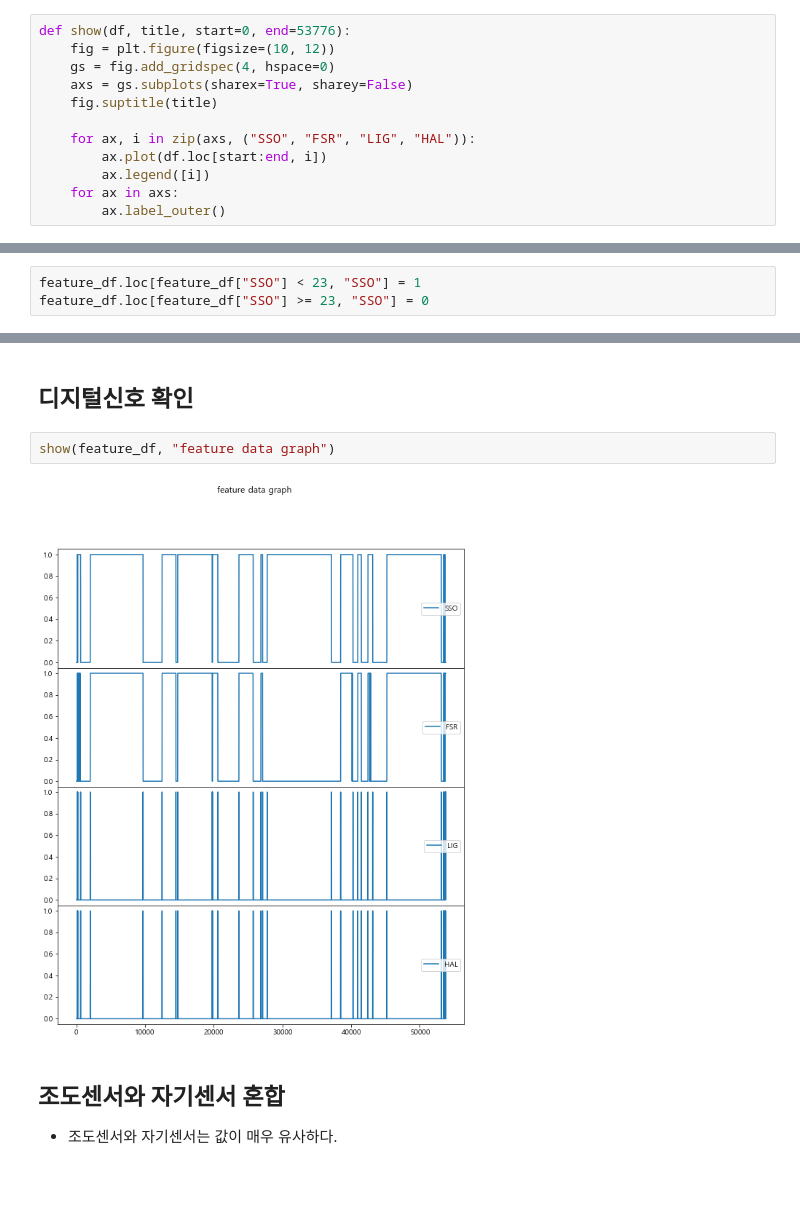
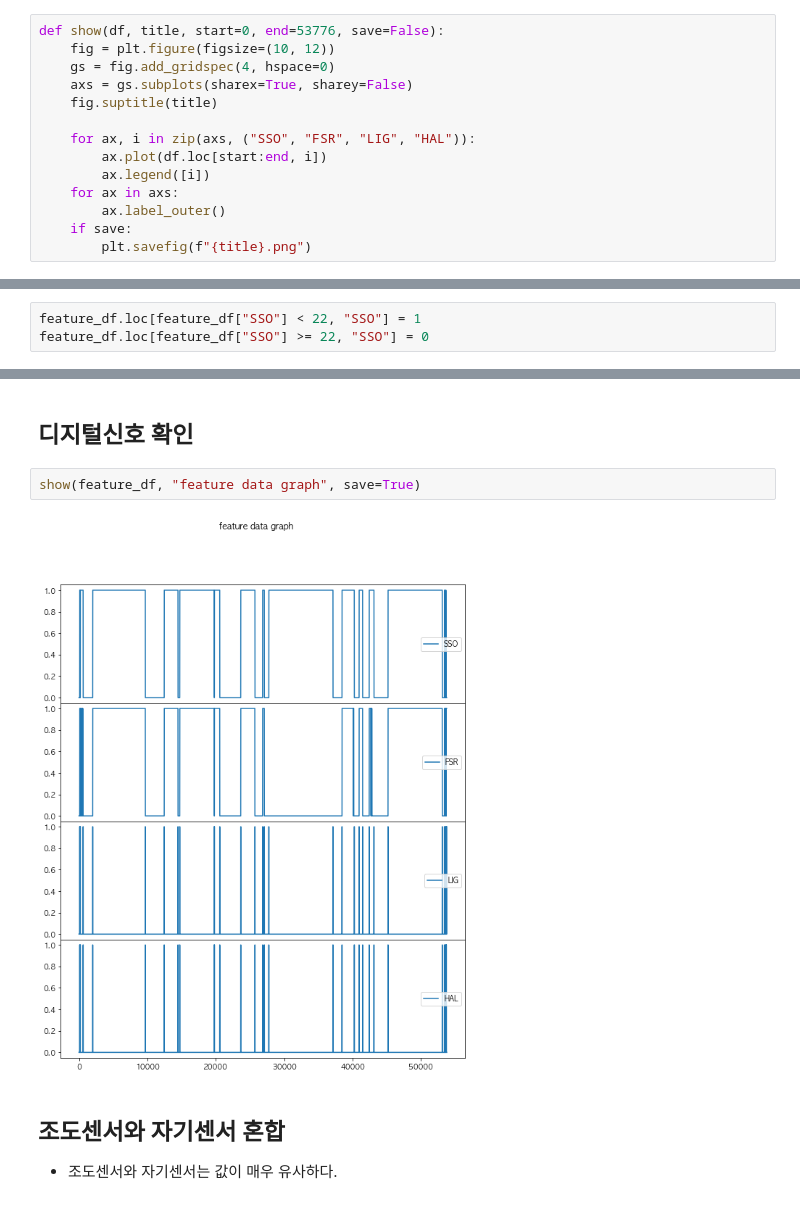
Before and after one commit to WhiteHyun/Lab, a Jupyter notebook: thesis/thesis.ipynb, the cells around one changed output, grey strips where cells are left out. Saved outputs shown, nothing was run; the diff lists cells and outputs as text.

```diff
--- a/thesis/thesis.ipynb
+++ b/thesis/thesis.ipynb
@@ -18,7 +18,7 @@ else:
 # %%
 df = pd.read_csv("./locker data.csv")
 # %%
-def show(df, title, start=0, end=53776):
+def show(df, title, start=0, end=53776, save=False):
     fig = plt.figure(figsize=(10, 12))
     gs = fig.add_gridspec(4, hspace=0)
     axs = gs.subplots(sharex=True, sharey=False)
@@ -29,6 +29,8 @@ def show(df, title, start=0, end=53776):
         ax.legend([i])
     for ax in axs:
         ax.label_outer()
+    if save:
+        plt.savefig(f"{title}.png")
 # %% [markdown]
 # Raw Layer
 # %%
@@ -92,6 +94,6 @@ plt.axvline(x=23, linewidth=1, color='r')
 # %%
-feature_df.loc[feature_df["SSO"] < 23, "SSO"] = 1
-feature_df.loc[feature_df["SSO"] >= 23, "SSO"] = 0
+feature_df.loc[feature_df["SSO"] < 22, "SSO"] = 1
+feature_df.loc[feature_df["SSO"] >= 22, "SSO"] = 0
 # %%
 feature_df["SSO"].plot()
 # %% [output]
@@ -125,9 +127,9 @@ feature_df["HAL"].plot()
 # %% [markdown]
 ## 디지털신호 확인
 # %%
-show(feature_df, "feature data graph")
+show(feature_df, "feature data graph", save=True)
 # %% [output]
-[figure, old version]
+[figure, new version]
 # %% [markdown]
 ## 조도센서와 자기센서 혼합
 
```
Also changed, not shown: parts of 16 cells of this notebook.
